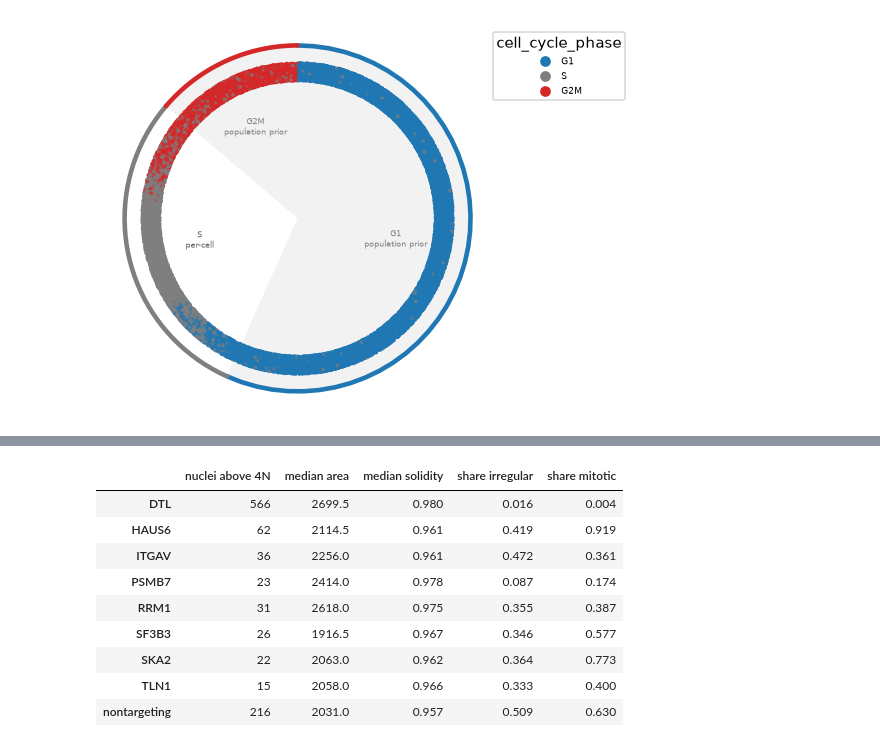
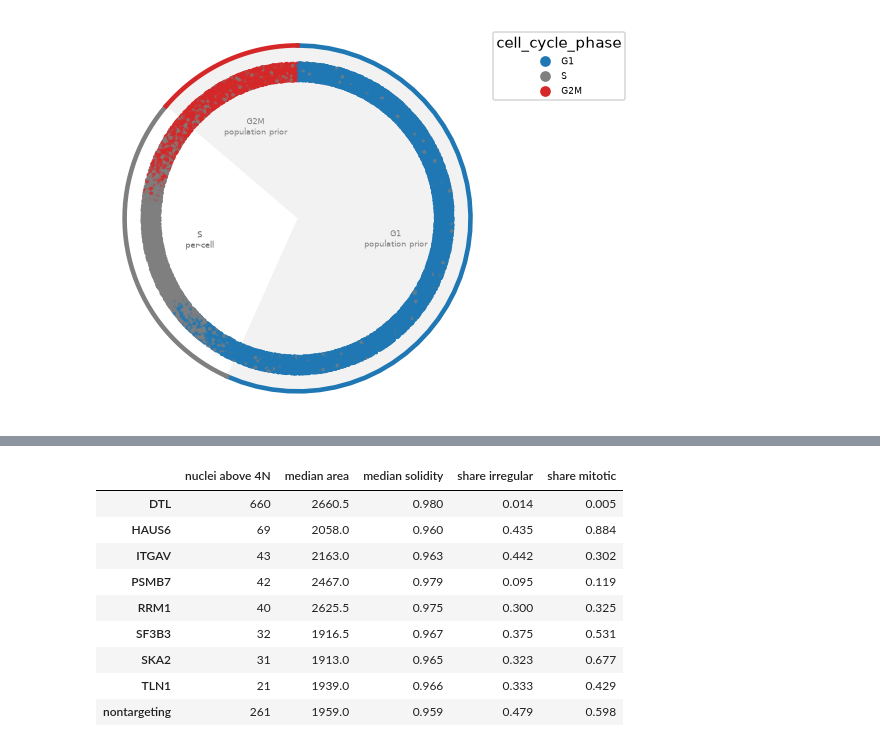
Before and after one commit to scverse/mantispy, a Jupyter notebook: docs/tutorials/single_cells/cell_cycle.ipynb, the cells around one changed output, grey strips where cells are left out. Saved outputs shown, nothing was run; the diff lists cells and outputs as text; code cells hidden in the pictures.

```diff
--- a/docs/tutorials/single_cells/cell_cycle.ipynb
+++ b/docs/tutorials/single_cells/cell_cycle.ipynb
@@ -37,6 +48,7 @@ import mantispy as mt
 
 plt.rcParams["figure.dpi"] = 110
 
-cells = mt.ds.aconcagua(cells=True)
+cells = mt.ds.aconcagua_cells()
+print(cells.var["channel"].str.split("|").explode().value_counts().rename("features per channel").to_dict())
 cells.obs["Metadata_Gene"].value_counts().rename("cells").to_frame().T
 # %% [output]
@@ -407,24 +563,24 @@ The table takes as above 4N a DNA content more than 0.35 doublings past the 4N p
 # %%
 shape = cells[:, ["Nuclei_AreaShape_Area", "Nuclei_AreaShape_Solidity"]].to_df()
-above = cells.obs["Metadata_DNAContent"] > model["peaks"][1] + 0.35
+above = (cells.obs["cell_cycle_phase"] == "above-4N").to_numpy()
 pd.DataFrame(
     {
-        "nuclei above 4N": above.groupby(gene).sum(),
+        "nuclei above 4N": pd.Series(above).groupby(gene).sum(),
         "median area": shape.loc[above, "Nuclei_AreaShape_Area"].groupby(gene[above]).median(),
         "median solidity": shape.loc[above, "Nuclei_AreaShape_Solidity"].groupby(gene[above]).median(),
         "share irregular": (cells.obs.loc[above, "cell_cycle_qc"] == "irregular").groupby(gene[above]).mean(),
         "share mitotic": mitotic[above].groupby(gene[above]).mean(),
     }
 ).round(3)
 # %% [output]
 |  | nuclei above 4N | median area | median solidity | share irregular | share mitotic |
-| DTL | 566 | 2699.5 | 0.980 | 0.016 | 0.004 |
-| HAUS6 | 62 | 2114.5 | 0.961 | 0.419 | 0.919 |
-| ITGAV | 36 | 2256.0 | 0.961 | 0.472 | 0.361 |
-| PSMB7 | 23 | 2414.0 | 0.978 | 0.087 | 0.174 |
-| RRM1 | 31 | 2618.0 | 0.975 | 0.355 | 0.387 |
-| SF3B3 | 26 | 1916.5 | 0.967 | 0.346 | 0.577 |
-| SKA2 | 22 | 2063.0 | 0.962 | 0.364 | 0.773 |
-| TLN1 | 15 | 2058.0 | 0.966 | 0.333 | 0.400 |
-| nontargeting | 216 | 2031.0 | 0.957 | 0.509 | 0.630 |
+| DTL | 660 | 2660.5 | 0.980 | 0.014 | 0.005 |
+| HAUS6 | 69 | 2058.0 | 0.960 | 0.435 | 0.884 |
+| ITGAV | 43 | 2163.0 | 0.963 | 0.442 | 0.302 |
+| PSMB7 | 42 | 2467.0 | 0.979 | 0.095 | 0.119 |
+| RRM1 | 40 | 2625.5 | 0.975 | 0.300 | 0.325 |
+| SF3B3 | 32 | 1916.5 | 0.967 | 0.375 | 0.531 |
+| SKA2 | 31 | 1913.0 | 0.965 | 0.323 | 0.677 |
+| TLN1 | 21 | 1939.0 | 0.966 | 0.333 | 0.429 |
+| nontargeting | 261 | 1959.0 | 0.959 | 0.479 | 0.598 |
 # %% [markdown]
```
Also changed, not shown: parts of 56 cells of this notebook, 18 other files.
